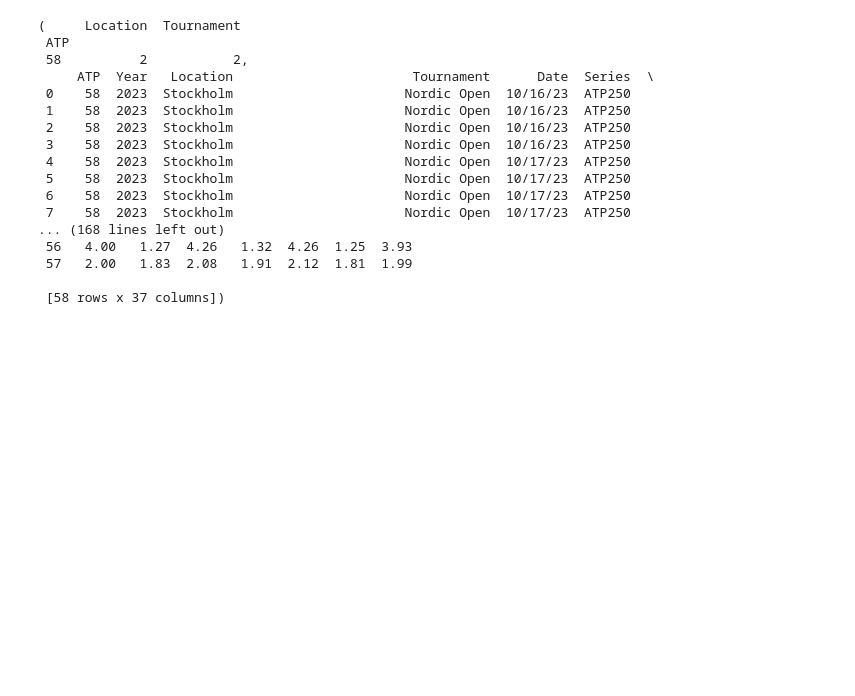
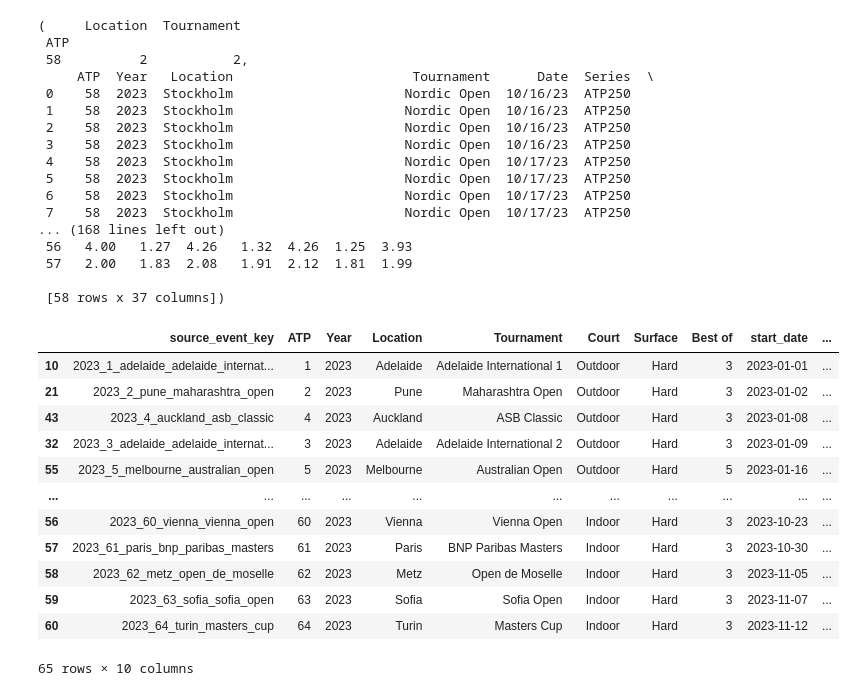
Before and after one commit to nick-benelli/Tennis-Data-Pipeline, a Jupyter notebook: notebooks/cleaning/uk-data-cleaning.ipynb, the cells around one changed output. Drawn from its saved outputs; the diff is of its cells as text; code cells hidden in the pictures; blank space fills up the shorter version.

Commit message:
Clean notebooks

```diff
--- a/notebooks/cleaning/uk-data-cleaning.ipynb
+++ b/notebooks/cleaning/uk-data-cleaning.ipynb
@@ -12,9 +79,9 @@ Base Directory: /Users/nicholasbenelli/Workspace/repos/GitHub/-sports/-tennis/Te
 # %% [markdown]
 ### Tennis Data UK
 # %%
-df_uk = pd.read_csv(f"../../data/clean/tennis-data-uk/atp/atp_singles_results_{YEAR}.csv")
+df_uk = load_dirty_uk_atp_data(YEAR)
 print(list(df_uk.columns))
 
-df_uk.head()
+print(df_uk.head())
 # %% [output]
 ['ATP', 'Year', 'Location', 'Tournament', 'Date', 'Series', 'Court', 'Surface', 'Round', 'Best of', 'Winner', 'Loser', 'WRank', 'LRank', 'WPts', 'LPts', 'W1', 'L1', 'W2', 'L2', 'W3', 'L3', 'W4', 'L4', ...
@@ -71,30 +191,33 @@ Warning: 1 ATP id(s) are reused across different tournaments:
 
  [58 rows x 37 columns])
 # %%
-import re
-
-
-def slugify(value: str) -> str:
-    value = value.strip().lower()
-    value = re.sub(r"[^a-z0-9]+", "_", value)
-    return value.strip("_")
-
-
-def add_source_event_key(df):
-    df = df.copy()
-
-    # Date format drifts across seasons (e.g. "1/1/23" vs. "2023-01-01").
-    df["Date"] = pd.to_datetime(df["Date"], format="mixed", errors="coerce")
-    df["Year"] = df["Date"].dt.year
-
-    df["source_event_key"] = (
-        df["Year"].astype(str)
-        + "_"
-        + df["ATP"].astype(str)
-        + "_"
-        + df["Location"].map(slugify)
-        + "_"
-        + df["Tournament"].map(slugify)
+tourney_df = (
+    df_uk.groupby("source_event_key", as_index=False)
+    .agg(
+        atp_tournament_id=("ATP", "first"),
+        year=("Year", "first"),
+        tournament_name=("Tournament", "first"),
+        location=("Location", "first"),
+        surface=("Surface", "first"),
+        court=("Court", "first"),
+        **{"best_of_sets": ("Best of", "first")},
+        start_date=("Date", "min"),
+        end_date=("Date", "max"),
     )
-
-    return df
+    .sort_values(by="start_date")
+)
+tourney_df
+# %% [output]
+|  | source_event_key | ATP | Year | Location | Tournament | Court | Surface | Best of | start_date | ... |
+| 10 | 2023_1_adelaide_adelaide_internat... | 1 | 2023 | Adelaide | Adelaide International 1 | Outdoor | Hard | 3 | 2023-01-01 | ... |
+| 21 | 2023_2_pune_maharashtra_open | 2 | 2023 | Pune | Maharashtra Open | Outdoor | Hard | 3 | 2023-01-02 | ... |
+| 43 | 2023_4_auckland_asb_classic | 4 | 2023 | Auckland | ASB Classic | Outdoor | Hard | 3 | 2023-01-08 | ... |
+| 32 | 2023_3_adelaide_adelaide_internat... | 3 | 2023 | Adelaide | Adelaide International 2 | Outdoor | Hard | 3 | 2023-01-09 | ... |
+| 55 | 2023_5_melbourne_australian_open | 5 | 2023 | Melbourne | Australian Open | Outdoor | Hard | 5 | 2023-01-16 | ... |
+| ... | ... | ... | ... | ... | ... | ... | ... | ... | ... | ... |
+| 56 | 2023_60_vienna_vienna_open | 60 | 2023 | Vienna | Vienna Open | Indoor | Hard | 3 | 2023-10-23 | ... |
+| 57 | 2023_61_paris_bnp_paribas_masters | 61 | 2023 | Paris | BNP Paribas Masters | Indoor | Hard | 3 | 2023-10-30 | ... |
+| 58 | 2023_62_metz_open_de_moselle | 62 | 2023 | Metz | Open de Moselle | Indoor | Hard | 3 | 2023-11-05 | ... |
+| 59 | 2023_63_sofia_sofia_open | 63 | 2023 | Sofia | Sofia Open | Indoor | Hard | 3 | 2023-11-07 | ... |
+| 60 | 2023_64_turin_masters_cup | 64 | 2023 | Turin | Masters Cup | Indoor | Hard | 3 | 2023-11-12 | ... |
+65 rows × 10 columns
```
Also changed, not shown: parts of 8 cells of this notebook, 1 other file.
